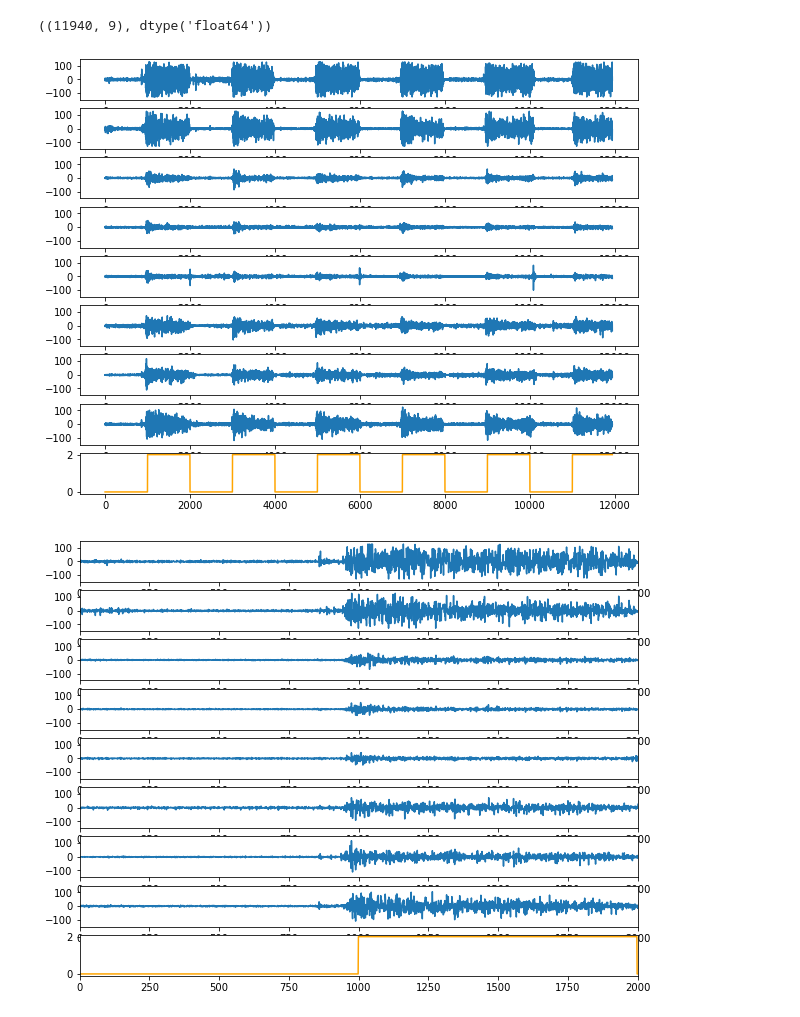
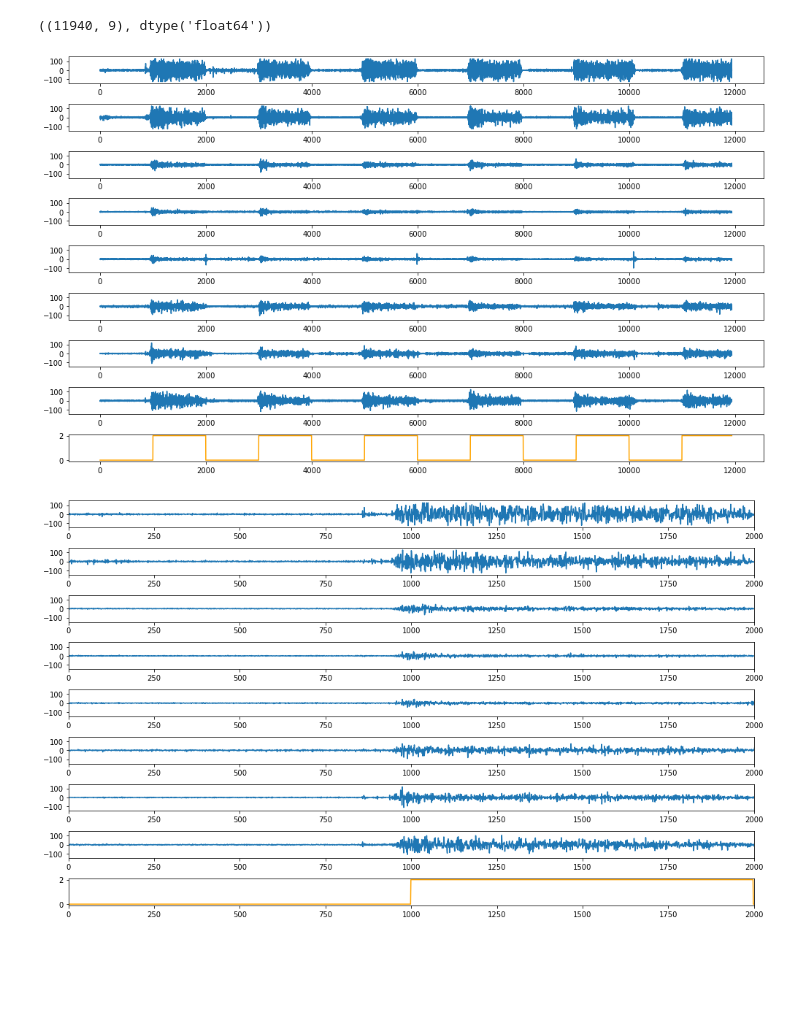
Before and after one commit to aljazfrancic/myo-readings-dataset, a Jupyter notebook: load-example/load-example.ipynb, the cells around one changed output. Drawn from its saved outputs; the diff is of its cells as text; code cells hidden in the pictures; blank space fills up the shorter version.

Commit message:
tight layout

```diff
--- a/load-example/load-example.ipynb
+++ b/load-example/load-example.ipynb
@@ -9,22 +9,23 @@ data.shape, data.dtype
 ((11940, 9), dtype('float64'))
 # %%
 def draw(xlim):
-    plt.figure(figsize=(10, 8))
+    plt.figure(figsize=(14, 8))
     # draw EMG
     for chan in range(8):
         plt.subplot(9, 1, chan + 1)
         plt.plot(data[:, chan])
         plt.ylim(-150, 150)
         plt.xlim(xlim)
+        plt.tight_layout()
     # draw class/gesture label
     plt.subplot(9, 1, 9)
     plt.plot(data[:, 8], color = "orange")
     plt.xlim(xlim)
 
 # draw whole graph
 draw(None)
 # draw first 10 seconds
 draw((0, 2000))
 # %% [output]
-[figure, old version]
+[figure, new version]
-[figure, old version]
+[figure, new version]
```
